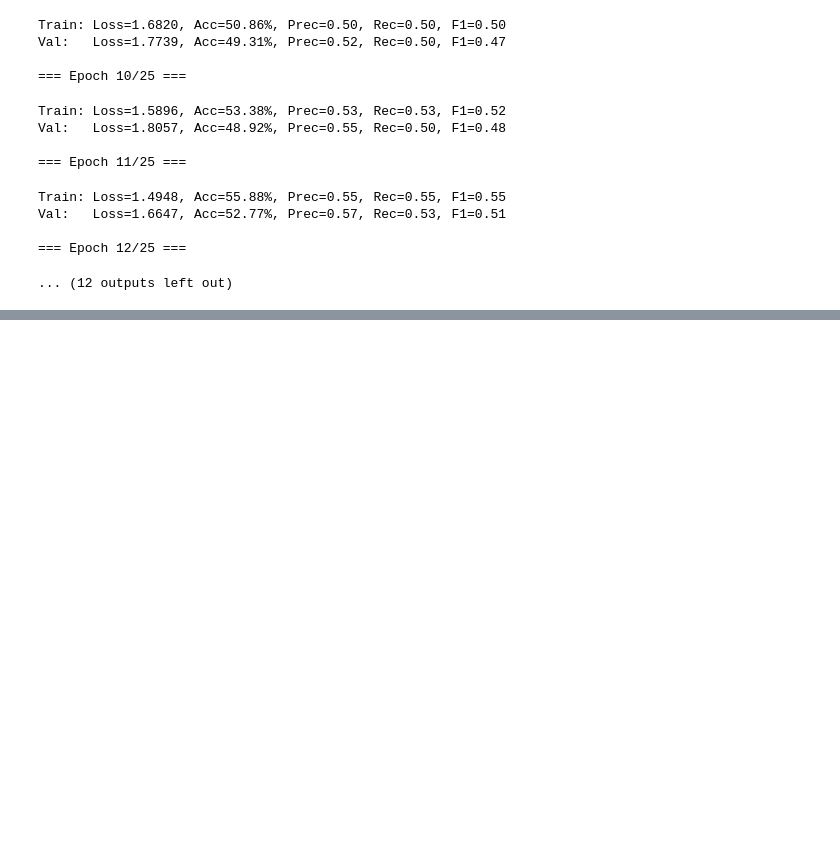
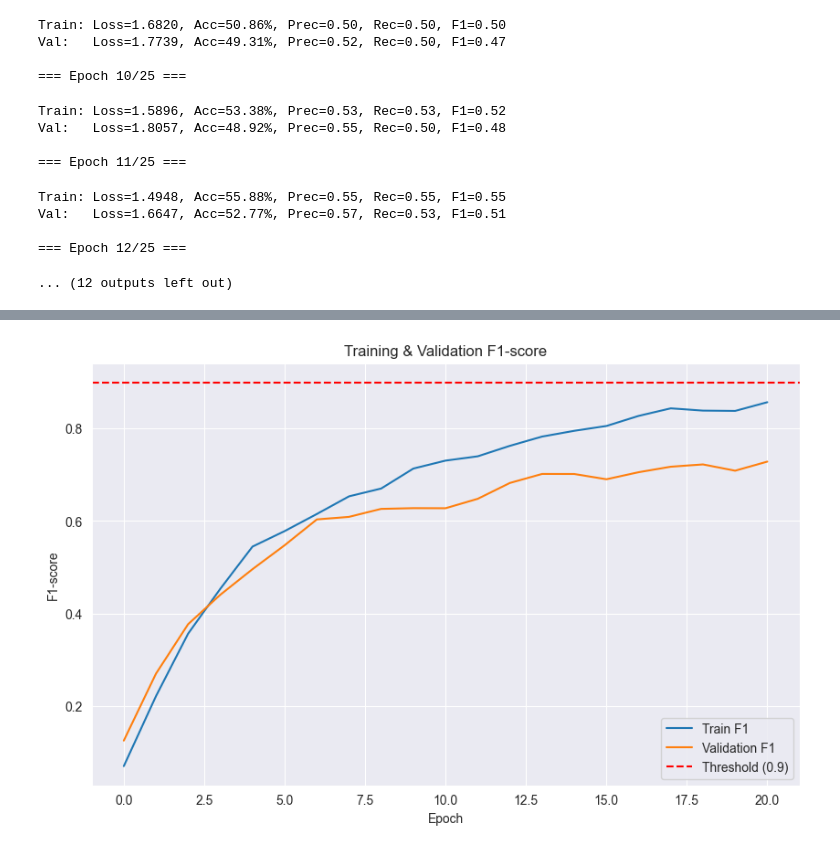
Before and after one commit to catnukh/ButterflyNet, a Jupyter notebook: hyperparams.ipynb, the cells around one changed output, grey strips where cells are left out. Cells and saved outputs as stored; diff of their text form; code cells hidden in the pictures; blank space fills up the shorter version.

```diff
--- a/hyperparams.ipynb
+++ b/hyperparams.ipynb
@@ -657,0 +857,16 @@ for key, value in trial.params.items():
+# %%
+threshold = 0.9
+plt.figure(figsize=(10, 6))
+plt.plot(train_metrics_v3["f1"], label='Train F1')
+plt.plot(val_metrics_v3["f1"], label='Validation F1')
+
+plt.axhline(y=threshold, color='r', linestyle='--', label='Threshold (0.9)')
+
+plt.xlabel("Epoch")
+plt.ylabel("F1-score")
+plt.title("Training & Validation F1-score")
+plt.legend()
+plt.grid(True)
+plt.show()
+# %% [output]
+[figure, added]
```
Also changed, not shown: parts of 16 cells of this notebook.
